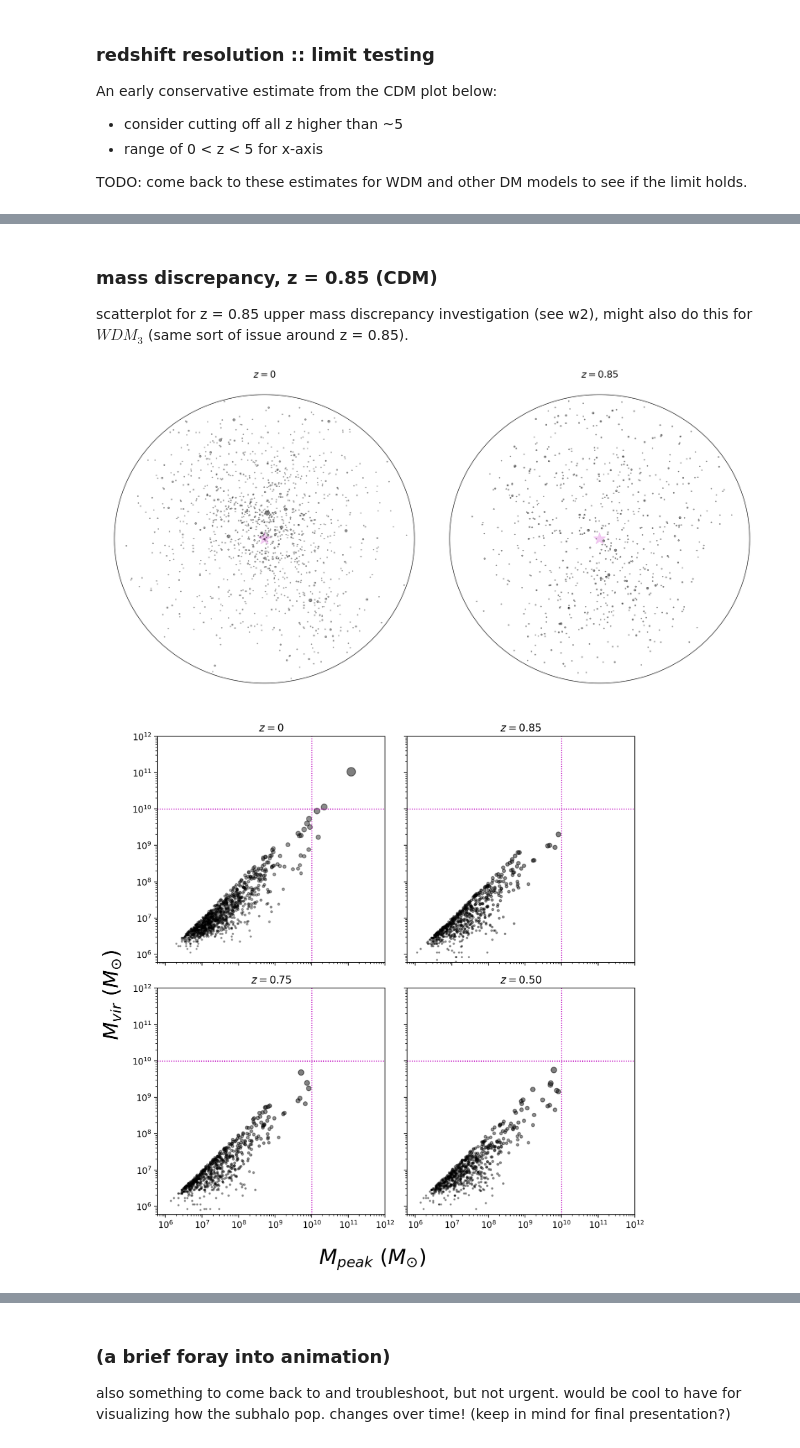
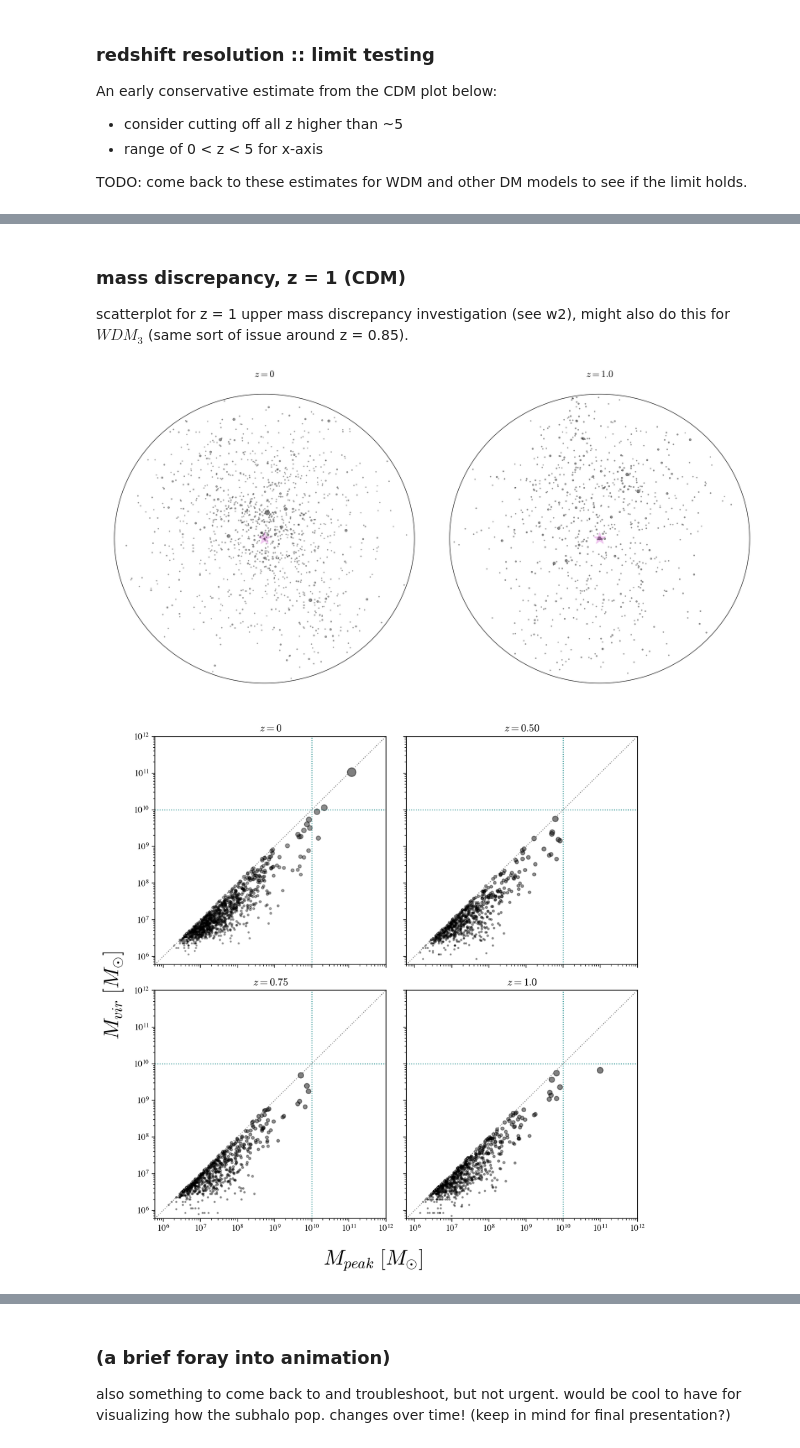
Before and after one commit to theotherlogan/nsbp-2023, a Jupyter notebook: notebooks/w3_work.ipynb, the cells around one changed output, grey strips where cells are left out. Drawn from its saved outputs; the diff is of its cells as text; code cells hidden in the pictures.

Commit message:
mass scatterplot for wdm_3, formatting updates

```diff
--- a/notebooks/w3_work.ipynb
+++ b/notebooks/w3_work.ipynb
@@ -17,3 +17,5 @@ from hlistHelper import hlist
 %matplotlib inline
 %config InlineBackend.figure_format='retina'
 %config InlineBackend.rc = {'figure.facecolor': 'w'}
+plt.rcParams["font.family"] = "serif"
+plt.rcParams["mathtext.fontset"] = 'cm'
@@ -105,9 +104,9 @@ plt.show()
 # %% [markdown]
-### mass discrepancy, z = 0.85 (CDM)
-scatterplot for z = 0.85 upper mass discrepancy investigation (see w2), might also do this for $WDM_3$ (same sort of issue around z = 0.85).
+### mass discrepancy, z = 1 (CDM)
+scatterplot for z = 1 upper mass discrepancy investigation (see w2), might also do this for $WDM_3$ (same sort of issue around z = 0.85).
 # %%
 halos, subhalos, host_ind = cdm.get_z(0, True)
-halos_85, subhalos_85, host_ind_85 = cdm.get_z(0.85, True)
+halos_1, subhalos_1, host_ind_1 = cdm.get_z(1, True)
 host_main_branch = cdm.hmb
 
 plt.figure(figsize=(20,10))
@@ -132,24 +131,25 @@ plt.title(r'$z=0$',fontsize=20)
 #...... z = 0.85
 plt.subplot(122)
 
-plt.scatter(host_main_branch['x'][host_ind_85],host_main_branch['y'][host_ind_85],s=4*host_main_branch['rvir'][host_ind_85],marker='*',zorder=999,
+plt.scatter(host_main_branch['x'][host_ind_1],host_main_branch['y'][host_ind_1],s=4*host_main_branch['rvir'][host_ind_1],marker='*',zorder=999,
            c='m', alpha=0.2)
-circle = plt.Circle((host_main_branch['x'][host_ind_85],host_main_branch['y'][host_ind_85]), host_main_branch['rvir'][host_ind_85]/1000.,
+circle = plt.Circle((host_main_branch['x'][host_ind_1],host_main_branch['y'][host_ind_1]), host_main_branch['rvir'][host_ind_1]/1000.,
                    facecolor='none',edgecolor='k')#, color='blue')
 plt.gca().add_patch(circle)
 
-plt.scatter(subhalos_85['x'],subhalos_85['y'],s=subhalos_85['Rvir'],
-            alpha=0.5*np.log10(subhalos_85['Mvir'])/np.max(np.log10(subhalos_85['Mvir'])),c='k',zorder=998)
+plt.scatter(subhalos_1['x'],subhalos_1['y'],s=subhalos_1['Rvir'],
+            alpha=0.5*np.log10(subhalos_1['Mvir'])/np.max(np.log10(subhalos_1['Mvir'])),c='k',zorder=998)
 
 plt.axis('off')
-plt.title(r'$z=0.85$',fontsize=20)
+plt.title(r'$z=1.0$',fontsize=20)
 ###
 
 plt.tight_layout()
 plt.show()
 # %% [output]
-[figure, old version]
+[figure, new version]
 # %%
+
 halos_75, subhalos_75, host_ind_75 = cdm.get_z(0.75, True)
 halos_50, subhalos_50, host_ind_50 = cdm.get_z(0.50, True)
 
@@ -163,48 +163,51 @@ ax[0][0].set_xlim(6e5,1e12)
 ax[0][0].set_ylim(6e5, 1e12)
 ax[0][0].set_title(r'$z = 0$')
 ax[0][0].set_xticklabels([])
-ax[0][0].axhline(y=1e10, color='m', linestyle=':', lw=1)
-ax[0][0].axvline(x=1e10, color='m', linestyle=':', lw=1)
+ax[0][0].axhline(y=1e10, color='teal', linestyle=':', lw=1)
+ax[0][0].axvline(x=1e10, color='teal', linestyle=':', lw=1)
+ax[0][0].plot(np.linspace(6e5, 1e12, 100), np.linspace(6e5, 1e12, 100), color='gray', linestyle=':', lw=1)
 
 
 ax[1][0].scatter(subhalos_75['Mpeak'], subhalos_75['Mvir'], s=subhalos_75['Rvir'],
             alpha=0.5*np.log10(subhalos_75['Mvir'])/np.max(np.log10(subhalos_75['Mvir'])),c='k')
 ax[1][0].set_xscale('log')
 ax[1][0].set_yscale('log')
 ax[1][0].set_xlim(6e5,1e12)
 ax[1][0].set_ylim(6e5, 1e12)
 ax[1][0].set_title(r'$z = 0.75$')
-ax[1][0].axhline(y=1e10, color='m', linestyle=':', lw=1)
-ax[1][0].axvline(x=1e10, color='m', linestyle=':', lw=1)
+ax[1][0].axhline(y=1e10, color='teal', linestyle=':', lw=1)
+ax[1][0].axvline(x=1e10, color='teal', linestyle=':', lw=1)
+ax[1][0].plot(np.linspace(6e5, 1e12, 100), np.linspace(6e5, 1e12, 100), color='gray', linestyle=':', lw=1)
 
-ax[0][1].scatter(subhalos_85['Mpeak'], subhalos_85['Mvir'], s=subhalos_85['Rvir'],
-            alpha=0.5*np.log10(subhalos_85['Mvir'])/np.max(np.log10(subhalos_85['Mvir'])),c='k')
+ax[0][1].scatter(subhalos_50['Mpeak'], subhalos_50['Mvir'], s=subhalos_50['Rvir'],
+            alpha=0.5*np.log10(subhalos_50['Mvir'])/np.max(np.log10(subhalos_50['Mvir'])),c='k')
 ax[0][1].set_xscale('log')
 ax[0][1].set_yscale('log')
 ax[0][1].set_xlim(6e5,1e12)
 ax[0][1].set_ylim(6e5, 1e12)
-ax[0][1].set_title(r'$z = 0.85$')
+ax[0][1].set_title(r'$z = 0.50$')
 ax[0][1].set_xticklabels([])
 ax[0][1].set_yticklabels([])
-ax[0][1].axhline(y=1e10, color='m', linestyle=':', lw=1)
-ax[0][1].axvline(x=1e10, color='m', linestyle=':', lw=1)
+ax[0][1].axhline(y=1e10, color='teal', linestyle=':', lw=1)
+ax[0][1].axvline(x=1e10, color='teal', linestyle=':', lw=1)
+ax[0][1].plot(np.linspace(6e5, 1e12, 100), np.linspace(6e5, 1e12, 100), color='gray', linestyle=':', lw=1)
 
-ax[1][1].scatter(subhalos_50['Mpeak'], subhalos_50['Mvir'], s=subhalos_50['Rvir'],
-            alpha=0.5*np.log10(subhalos_50['Mvir'])/np.max(np.log10(subhalos_50['Mvir'])),c='k')
+ax[1][1].scatter(subhalos_1['Mpeak'], subhalos_1['Mvir'], s=subhalos_1['Rvir'],
+            alpha=0.5*np.log10(subhalos_1['Mvir'])/np.max(np.log10(subhalos_1['Mvir'])),c='k')
 ax[1][1].set_xscale('log')
 ax[1][1].set_yscale('log')
 ax[1][1].set_xlim(6e5,1e12)
 ax[1][1].set_ylim(6e5, 1e12)
-ax[1][1].set_title(r'$z = 0.50$')
+ax[1][1].set_title(r'$z = 1.0$')
 ax[1][1].set_yticklabels([])
-ax[1][1].axhline(y=1e10, color='m', linestyle=':', lw=1)
-ax[1][1].axvline(x=1e10, color='m', linestyle=':', lw=1)
+ax[1][1].axhline(y=1e10, color='teal', linestyle=':', lw=1)
+ax[1][1].axvline(x=1e10, color='teal', linestyle=':', lw=1)
+ax[1][1].plot(np.linspace(6e5, 1e12, 100), np.linspace(6e5, 1e12, 100), color='gray', linestyle=':', lw=1)
 
-fig.supylabel(r'$M_{vir}$ $(M_{\odot})$', fontsize=24)
-fig.supxlabel(r'$M_{peak}$ $(M_{\odot})$', fontsize=24)
-plt.subplots_adjust(wspace=None, hspace=None)
+fig.supylabel(r'$M_{vir}$ $[M_{\odot}]$', fontsize=24)
+fig.supxlabel(r'$M_{peak}$ $[M_{\odot}]$', fontsize=24)
 
 plt.tight_layout()
 plt.show()
 # %% [output]
-[figure, old version]
+[figure, new version]
```
Also changed, not shown: parts of 4 cells of this notebook, 1 other file.
